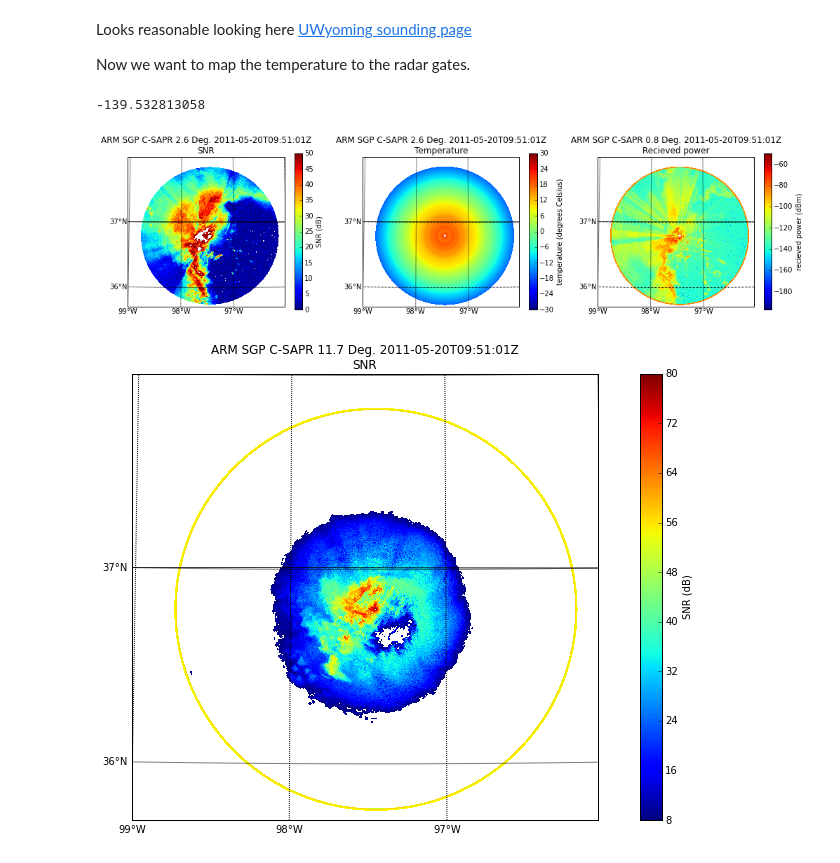
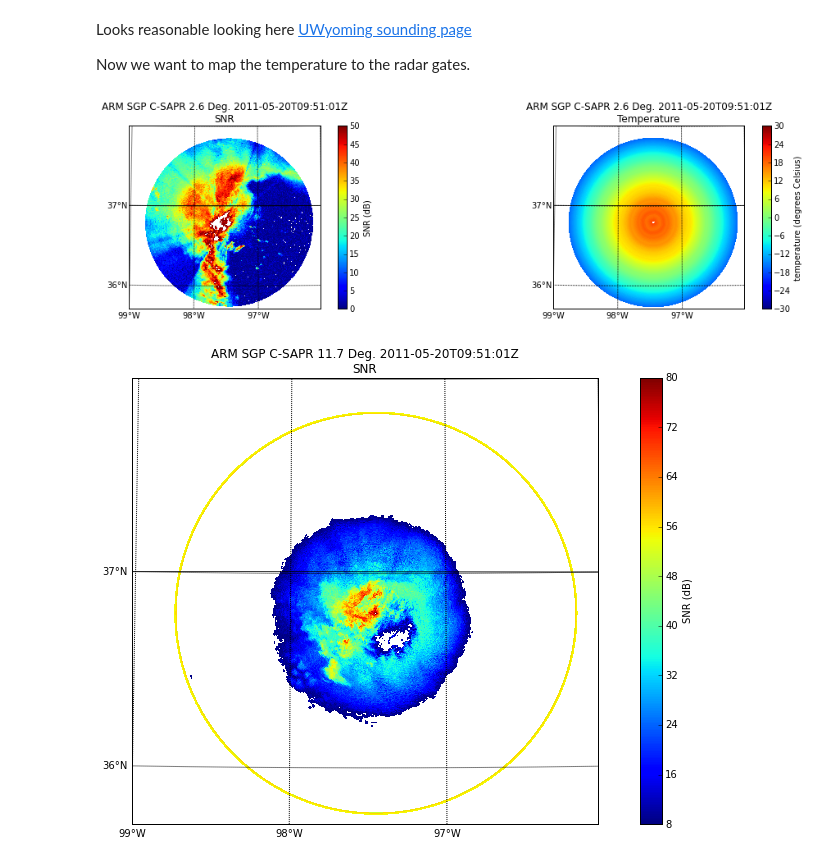
Before and after one commit to ANL-DIGR/openvap, a Jupyter notebook: development/cmac2/notebooks/2 Fuzzy Logic exploration, a simple stab.ipynb, the cells around one changed output. Cells and saved outputs as stored; diff of their text form; code cells hidden in the pictures.

```diff
--- a/development/cmac2/notebooks/2 Fuzzy Logic exploration, a simple stab.ipynb
+++ b/development/cmac2/notebooks/2 Fuzzy Logic exploration, a simple stab.ipynb
@@ -247,18 +261,0 @@ csapr_radar.fields['pseudo_power']['long_name'] = 'recieved power'
-# %%
-#Noise floor estimate
-#25km.. should be no scatterers, not even planes, this high
-#we could get undone by AP though.. also sun
-toa = 25000.0
-
-points_above = np.where(csapr_radar.fields['height']['data'] > toa)
-noise_floor_estimate = csapr_radar.fields['pseudo_power']['data'][points_above].mean()
-# %%
-print(noise_floor_estimate)
-csapr_radar.add_field_like('pseudo_power', 'SNR',
-                     csapr_radar.fields['pseudo_power']['data'] - noise_floor_estimate,
-                     replace_existing = True)
-csapr_radar.fields['SNR']['units'] = 'dB'
-csapr_radar.fields['SNR']['standard_name'] = 'SNR'
-csapr_radar.fields['SNR']['long_name'] = 'Signal to Noise Ratio'
-# %% [output]
--139.532813058
@@ -265,31 +313,31 @@ csapr_radar.fields['SNR']['long_name'] = 'Signal to Noise Ratio'
+# %%
+snr_fld = calculate_snr_from_reflectivity(csapr_radar)
+# %%
+csapr_radar.add_field('SNR', snr_fld, replace_existing = True)
 # %%
 min_lon=-99.
 max_lon=-96.
 min_lat=35.7
 max_lat=38.
 lon_lines=[-95, -96, -97, -98, -99]
 lat_lines=[35,36,37,38]
 
 #create an instance of the class using our radar
 display = pyart.graph.RadarMapDisplay(csapr_radar)
 #create a Matplotlib figure
 f = plt.figure(figsize = [17,4])
 #now we are going to do a three panel plot, resolution is a basemap parameter and determines the resolution of
 #the coastline.. here we set to intermediate or 'i' ('h' for high 'l' for low)
-plt.subplot(1, 3, 1)
+plt.subplot(1, 2, 1)
 display.plot_ppi_map('SNR', sweep = 3, vmin =0.0, vmax = 50,
                      min_lon = min_lon, max_lon = max_lon, min_lat = min_lat, max_lat = max_lat,
                      resolution = 'i')
-plt.subplot(1, 3, 2)
+plt.subplot(1, 2, 2)
 display.plot_ppi_map('sounding_temperature', sweep = 3, vmin = -30, vmax = 30,
                       min_lon = min_lon, max_lon = max_lon, min_lat = min_lat, max_lat = max_lat,
                      resolution = 'i')
-plt.subplot(1, 3, 3)
-display.plot_ppi_map('pseudo_power', sweep = 0, vmin = -197, vmax = -50,
-                     min_lon = min_lon, max_lon = max_lon, min_lat = min_lat, max_lat = max_lat,
-                     resolution = 'i')
 # %% [output]
-[figure, old version]
+[figure, new version]
 # %%
 f = plt.figure(figsize = [15,8])
 
```
Also changed, not shown: parts of 12 cells of this notebook, 1 other file.
